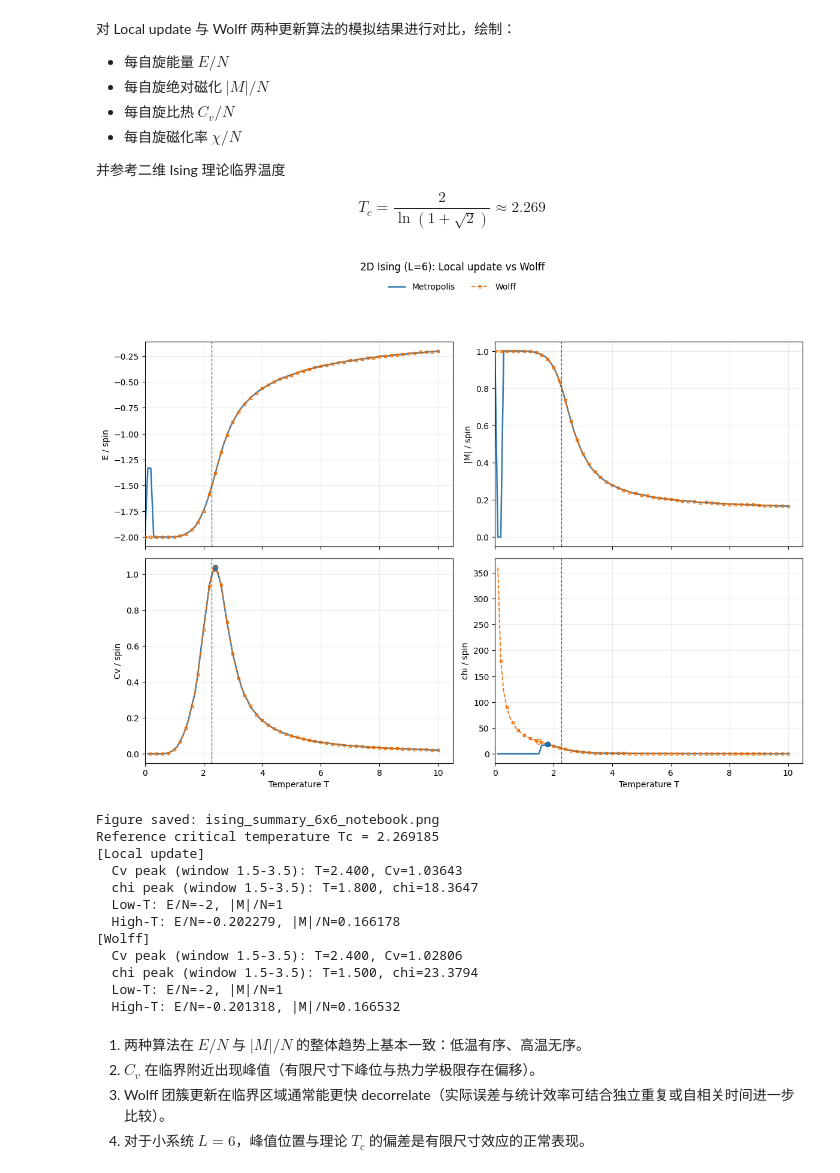
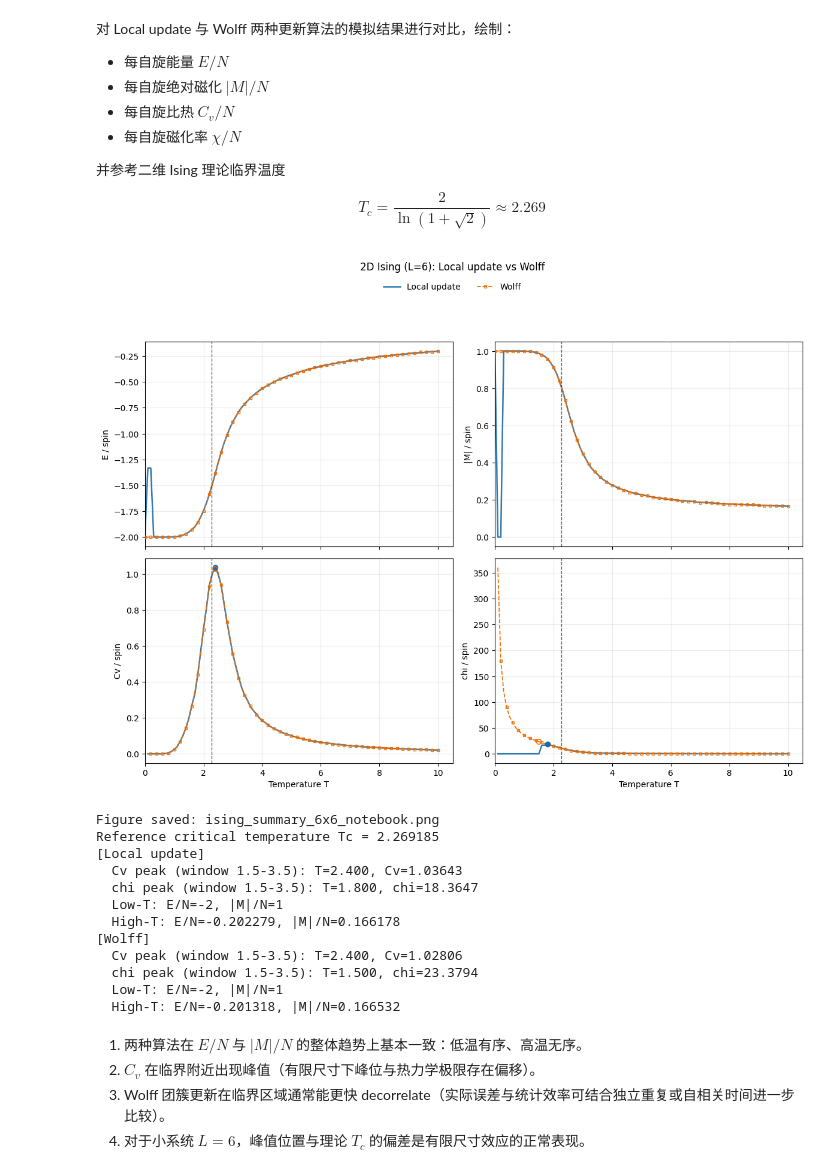
Before and after one commit to blouwern/mcmc-ising-simulation-demo, a Jupyter notebook: conclusion.ipynb, the cells around one changed output. Drawn from its saved outputs; the diff is of its cells as text; code cells hidden in the pictures.

```diff
--- a/conclusion.ipynb
+++ b/conclusion.ipynb
@@ -68,7 +68,7 @@ style_m = dict(
     linewidth=1.8,
     alpha=0.9,
     zorder=2,
-    label="Metropolis",
+    label="Local update",
 )
 style_w = dict(
     color="#ef6c00",
@@ -124,34 +124,34 @@ fig.legend(
     bbox_to_anchor=(0.5, 0.97),
     ncol=2,
     frameon=False,
 )
 fig.tight_layout(rect=[0, 0, 1, 0.9])
 plt.savefig(out_fig, dpi=220)
 plt.show()
 
 print(f"Figure saved: {out_fig}")
 
 # Text summary.
 def summary_text(df, name, i_cv, i_chi):
     e0 = df.loc[df["T"].idxmin(), "E_per_spin"]
     m0 = df.loc[df["T"].idxmin(), "M_abs_per_spin"]
     eh = df.loc[df["T"].idxmax(), "E_per_spin"]
     mh = df.loc[df["T"].idxmax(), "M_abs_per_spin"]
     return (
         f"[{name}]\n"
         f"  Cv peak (window {critical_window[0]:.1f}-{critical_window[1]:.1f}): "
         f"T={df.loc[i_cv, 'T']:.3f}, Cv={df.loc[i_cv, 'Cv_per_spin']:.6g}\n"
         f"  chi peak (window {critical_window[0]:.1f}-{critical_window[1]:.1f}): "
         f"T={df.loc[i_chi, 'T']:.3f}, chi={df.loc[i_chi, 'chi_per_spin']:.6g}\n"
         f"  Low-T: E/N={e0:.6g}, |M|/N={m0:.6g}\n"
         f"  High-T: E/N={eh:.6g}, |M|/N={mh:.6g}"
     )
 
 print(f"Reference critical temperature Tc = {Tc:.6f}")
 print(summary_text(metro, "Local update", im_cv, im_chi))
 print(summary_text(wolff, "Wolff", iw_cv, iw_chi))
 # %% [output]
-[figure, old version]
+[figure, new version]
 Figure saved: ising_summary_6x6_notebook.png
 Reference critical temperature Tc = 2.269185
 [Local update]
```
Also changed, not shown: parts of 1 cell of this notebook, 2 other files.
